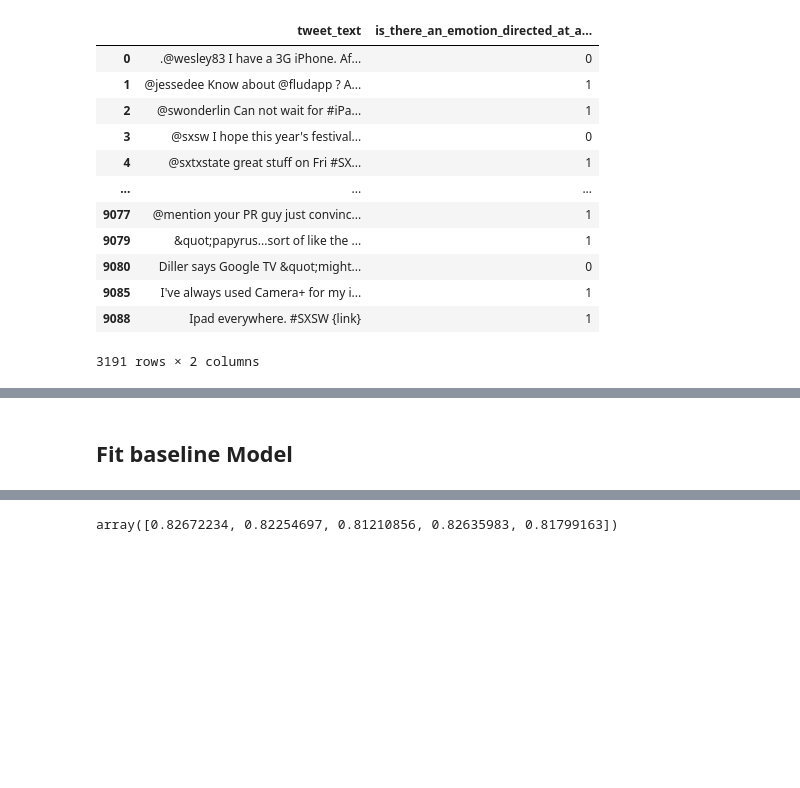
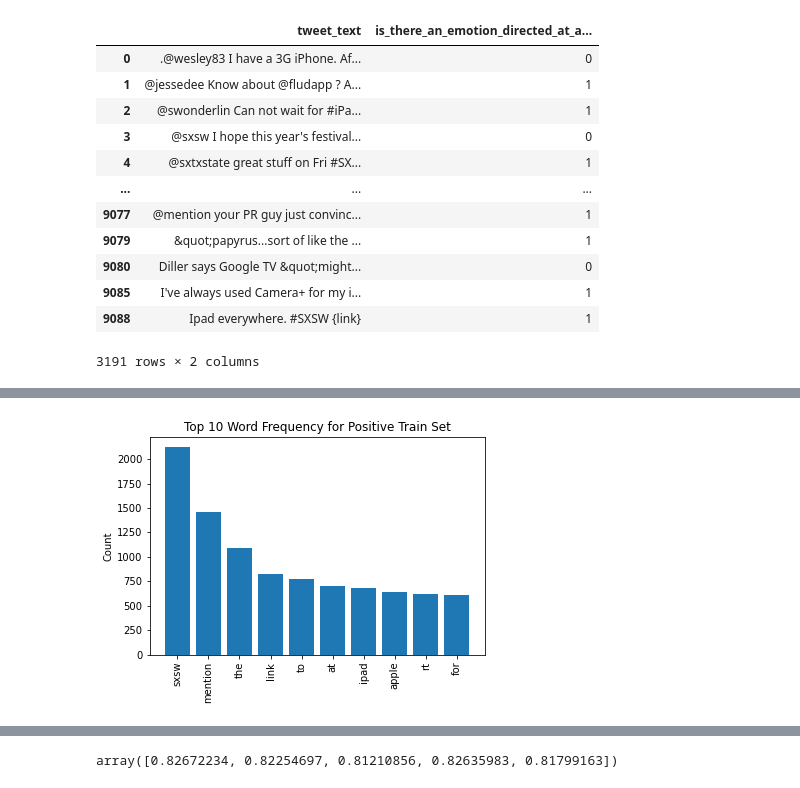
Before and after one commit to mitchellren123/Twitter-NLP-Sentiment, a Jupyter notebook: Twitter-NLP.ipynb, the cells around one changed output, grey strips where cells are left out. Drawn from its saved outputs; the diff is of its cells as text; code cells hidden in the pictures; blank space fills up the shorter version.

```diff
--- a/Twitter-NLP.ipynb
+++ b/Twitter-NLP.ipynb
@@ -176,2 +235,11 @@ visualize_top_10(train_freq_dist, 'Top 10 Word Frequency for Full Train Set')
-# %% [markdown]
-## Fit baseline Model
+# %%
+y_train_positive = y_train[y_train['is_there_an_emotion_directed_at_a_brand_or_product'] == 1].index
+X_train_positive = X_train[X_train.index.isin(y_train_positive)]
+
+y_train_negative = y_train[y_train['is_there_an_emotion_directed_at_a_brand_or_product'] == 0].index
+X_train_negative = X_train[X_train.index.isin(y_train_negative)]
+# %%
+train_freq_dist_positive = FreqDist(X_train_positive['tokenized'].explode())
+visualize_top_10(train_freq_dist_positive, 'Top 10 Word Frequency for Positive Train Set')
+# %% [output]
+[figure, added]
```
Also changed, not shown: parts of 28 cells of this notebook.
